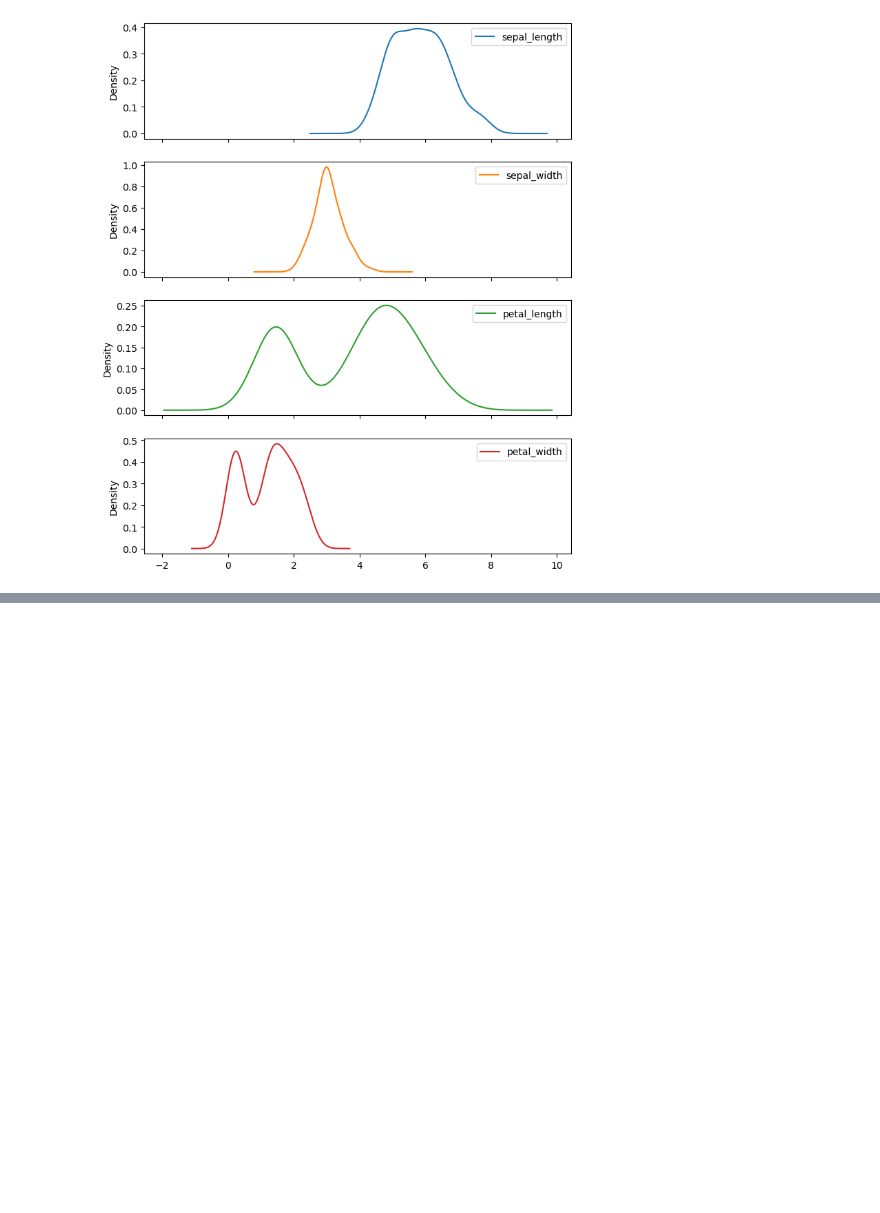
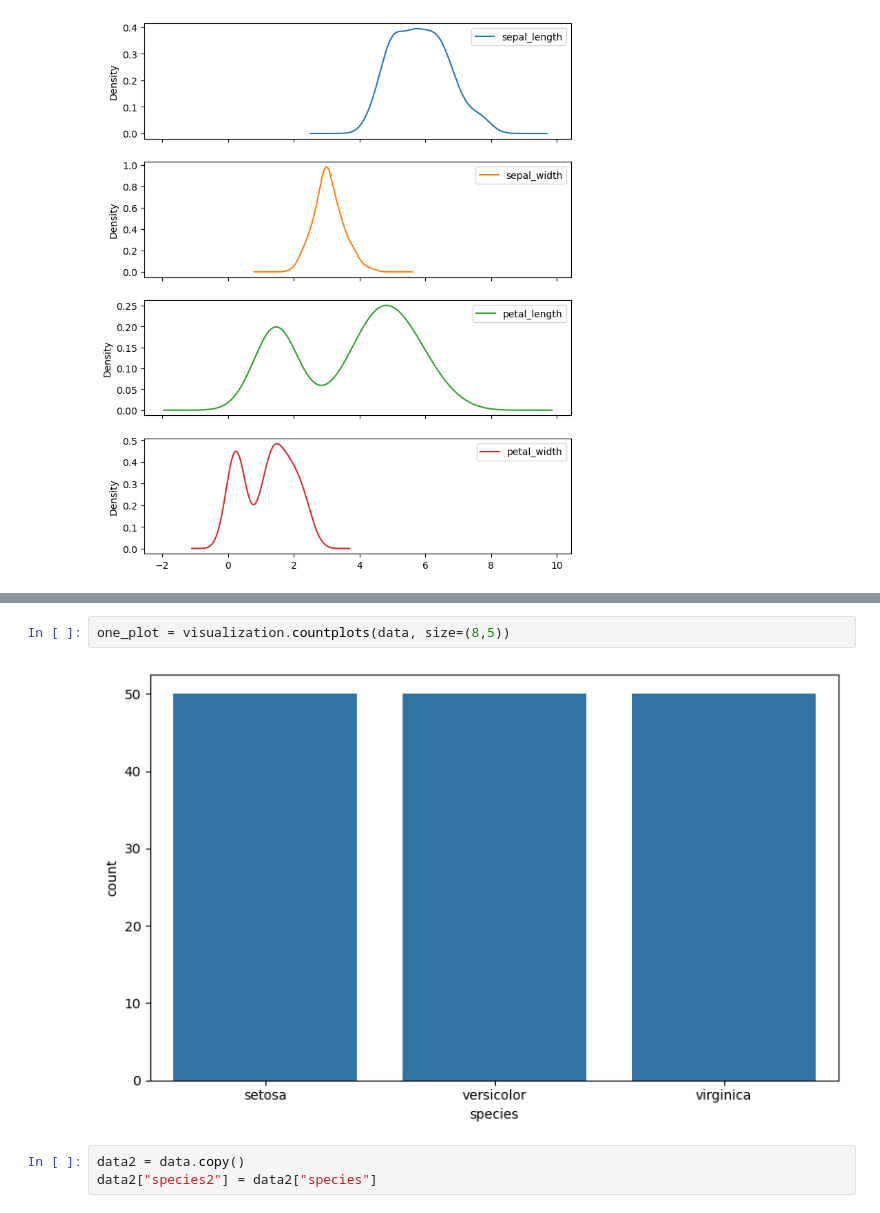
Before and after one commit to ivankching/workflow-utils, a Jupyter notebook: test_notebook.ipynb, the cells around one changed output, grey strips where cells are left out. Saved outputs shown, nothing was run; the diff lists cells and outputs as text; blank space fills up the shorter version.

```diff
--- a/test_notebook.ipynb
+++ b/test_notebook.ipynb
@@ -16,0 +27,7 @@ _ = visualization.kdes(data,  size=(8,10))
+# %%
+one_plot = visualization.countplots(data, size=(8,5))
+# %% [output]
+[figure, added]
+# %%
+data2 = data.copy()
+data2["species2"] = data2["species"]
```
Also changed, not shown: parts of 12 cells of this notebook, 1 other file.
